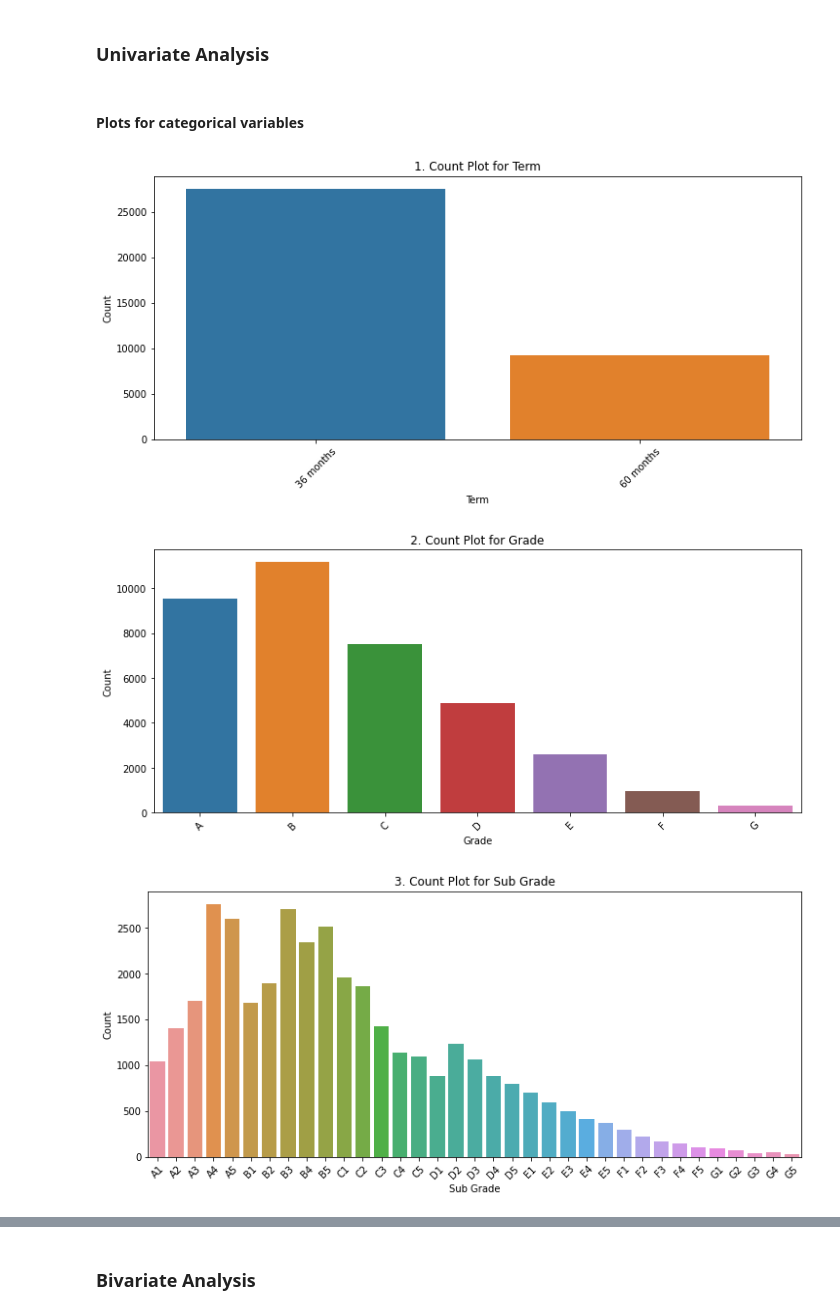
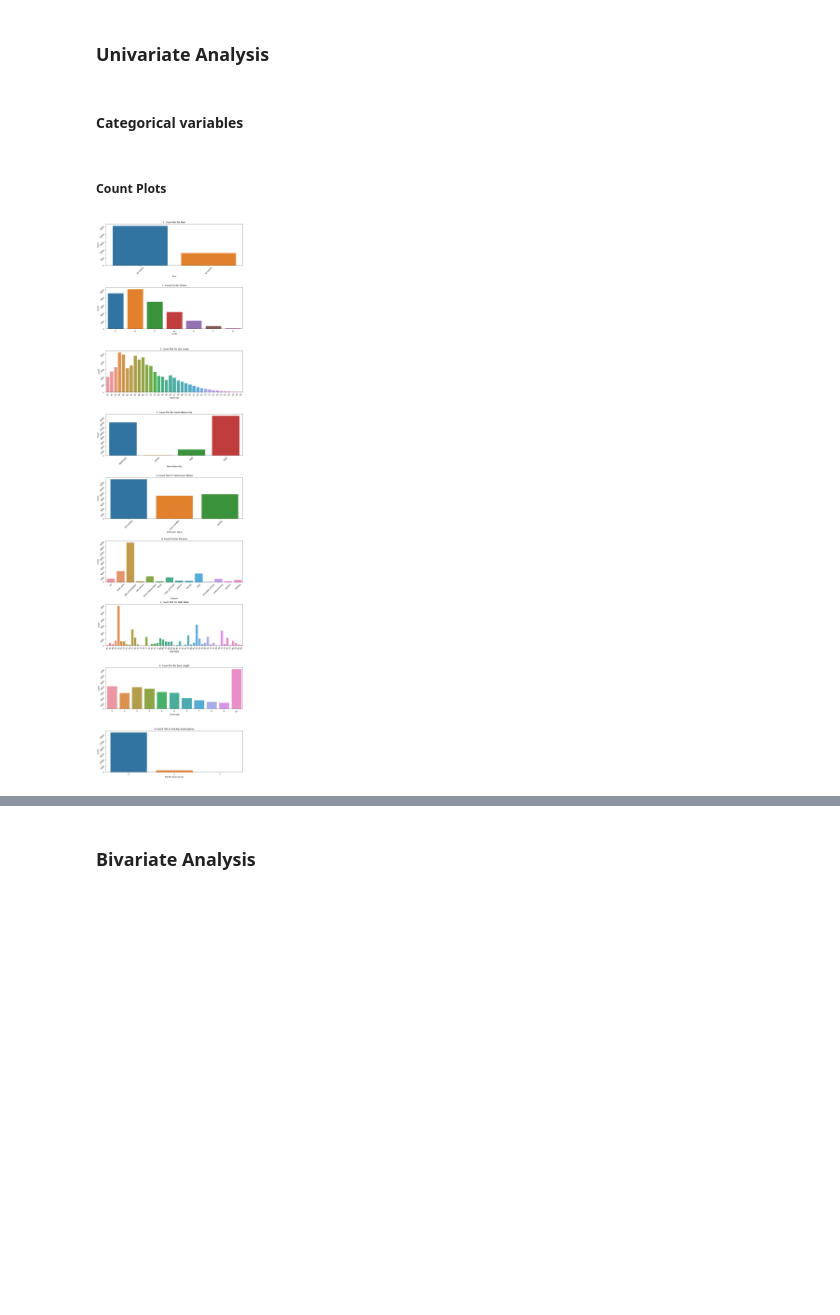
Before and after one commit to rahul-nanwani/lending-club, a Jupyter notebook: Rahul_Nanwani.ipynb, the cells around one changed output, grey strips where cells are left out. Cells and saved outputs as stored; diff of their text form; code cells hidden in the pictures; blank space fills up the shorter version.

Commit message:
First Draft
- Added plots
- Added Notebook
- Added pdf of presentation

```diff
--- a/Rahul_Nanwani.ipynb
+++ b/Rahul_Nanwani.ipynb
@@ -356,11 +362,9 @@ df['emp_length'] = df['emp_length'].dropna().apply(lambda x: 0 if x == '< 1 year
 # %% [markdown]
 We need only month for our analysis, let us keep only month and set its column type as category.
 # %%
-df['issue_d'] = df['issue_d'].dropna().apply(lambda x: dt.strptime(x, '%b-%y')).dt.month
+df['issue_d'] = df['issue_d'].apply(lambda x: dt.strptime(x, '%b-%y')).dt.month
 # %%
 df['issue_d'] = df['issue_d'].astype('category')
-# %%
-df['annual_inc'] = df['annual_inc'] / 1000
 # %%
 df.info()
 # %% [output]
@@ -442,2 +435,0 @@ This has a very few outliers at the top. We can drop the ones that have more tha
-# %%
-df = df[df['annual_inc']<3000]
@@ -444,3 +444,13 @@ df = df[df['annual_inc']<3000]
+# %%
+for idx, col in enumerate(numerical_columns):
+    Q1 = df[col].quantile(0.25)
+    Q3 = df[col].quantile(0.75)
+    IQR = Q3 - Q1
+    upper = Q3 + 1.5 * IQR
+    lower = Q1 - 1.5 * IQR
+
+    df = df[df[col]>lower]
+    df = df[df[col]<upper]
 # %% [markdown]
 ## Step 3. Data Analysis
 # %%
@@ -471,24 +480,25 @@ df.shape
 # %% [markdown]
 ### Univariate Analysis
 # %% [markdown]
-#### Plots for categorical variables
+#### Categorical variables
+# %% [markdown]
+##### Count Plots
 # %%
-count = 0
+fig, axs = plt.subplots(nrows=9, ncols=1, figsize=(12, 45))
+subplots = axs.flatten()
 
-for col in categorical_columns:
-    count += 1
-    col_name = ' '.join(col.split('_')).title()
+for idx, col in enumerate(categorical_columns):
+    col_name = col.replace('_', ' ').title()
+    ax = subplots[idx]
 
-    plt.figure(figsize=(12,5))
-    sns.countplot(x=col, data=df)
+    sns.countplot(x=col, data=df, ax=ax)
 
-    plt.title(f"{count}. Count Plot for {col_name}")
-    plt.xticks(rotation=45)
-    plt.xlabel(col_name)
-    plt.ylabel('Count')
+    ax.set_title(f"{idx+1}. Count Plot for {col_name}")
+    ax.tick_params(labelrotation=45)
+    ax.set_xlabel(col_name)
+    ax.set_ylabel('Count')
 
-    plt.show()
+plt.tight_layout()
+plt.show()
 # %% [output]
-[figure, old version]
+[figure, new version]
-[figure, removed]
-[figure, removed]
```
Also changed, not shown: parts of 59 cells of this notebook, 7 other files.
